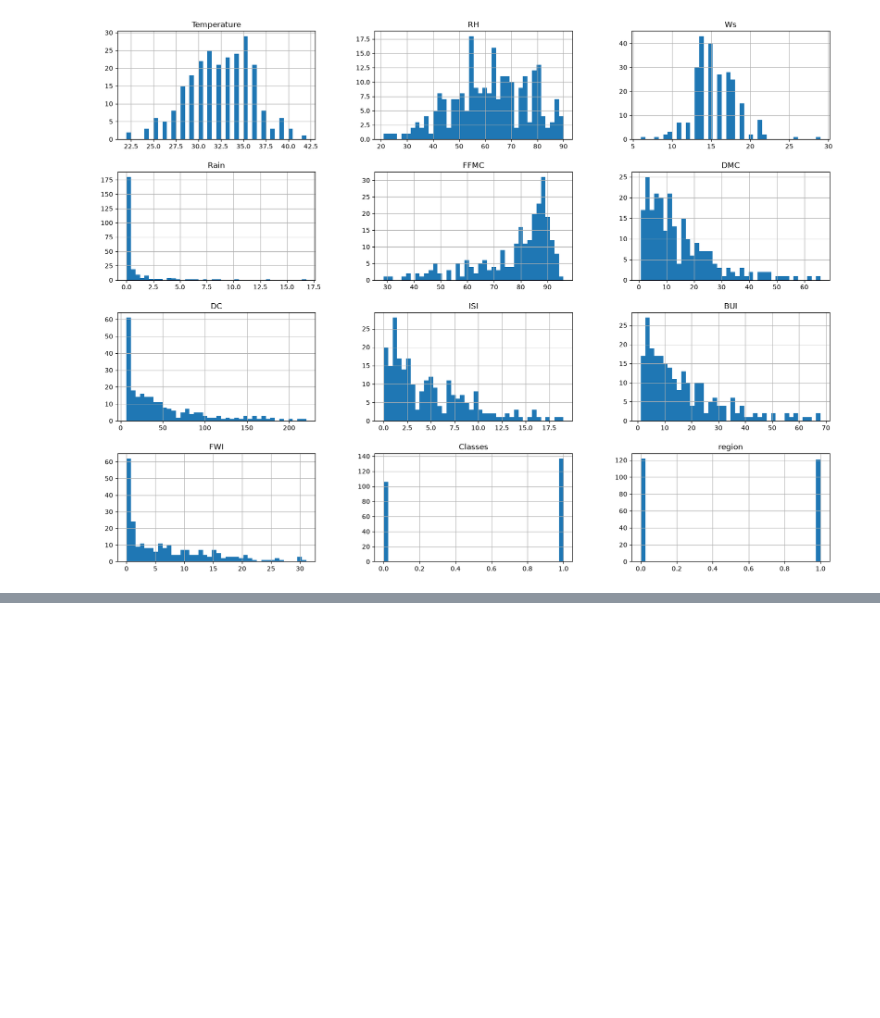
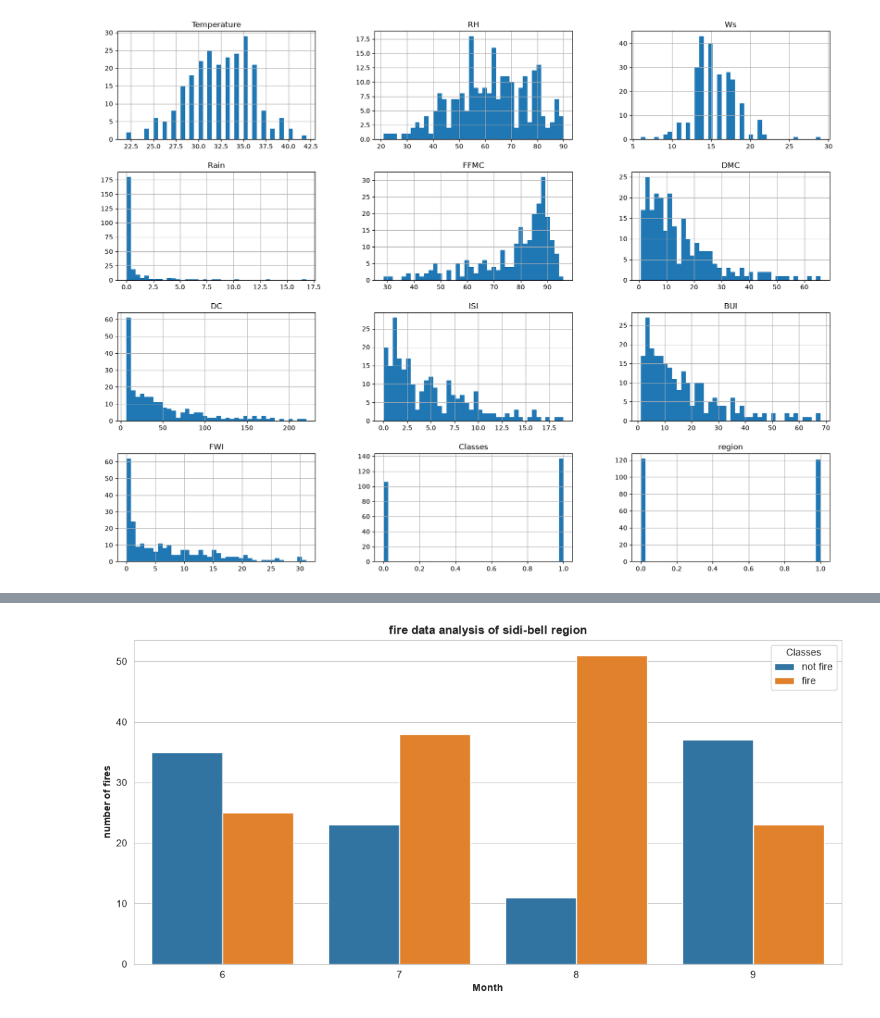
Before and after one commit to Rabiya-gull/Regression-data-analyzation, a Jupyter notebook: ridge_lasso.ipynb, the cells around one changed output, grey strips where cells are left out. Saved outputs shown, nothing was run; the diff lists cells and outputs as text; code cells hidden in the pictures; blank space fills up the shorter version.

```diff
--- a/ridge_lasso.ipynb
+++ b/ridge_lasso.ipynb
@@ -325,0 +387,2 @@ plt.show()
+# %%
+df['Classes']=np.where(df['Classes'].str.contains('not fire'),'not fire','fire')
@@ -325,0 +398,13 @@ plt.show()
+# %%
+## monthly fire analysis
+dftemp=df.loc[df['region']==1]
+plt.figure(figsize=(13,6))
+sns.set_style('whitegrid')
+sns.countplot(x='month',hue='Classes',data=df) ## hue categorized the data wrt classes
+
+plt.xlabel("Month" , weight='bold' )
+plt.ylabel("number of fires", weight='bold')
+plt.title("fire data analysis of sidi-bell region", weight='bold')
+plt.show()
+# %% [output]
+[figure, added]
```
Also changed, not shown: parts of 11 cells of this notebook, 2 other files.
